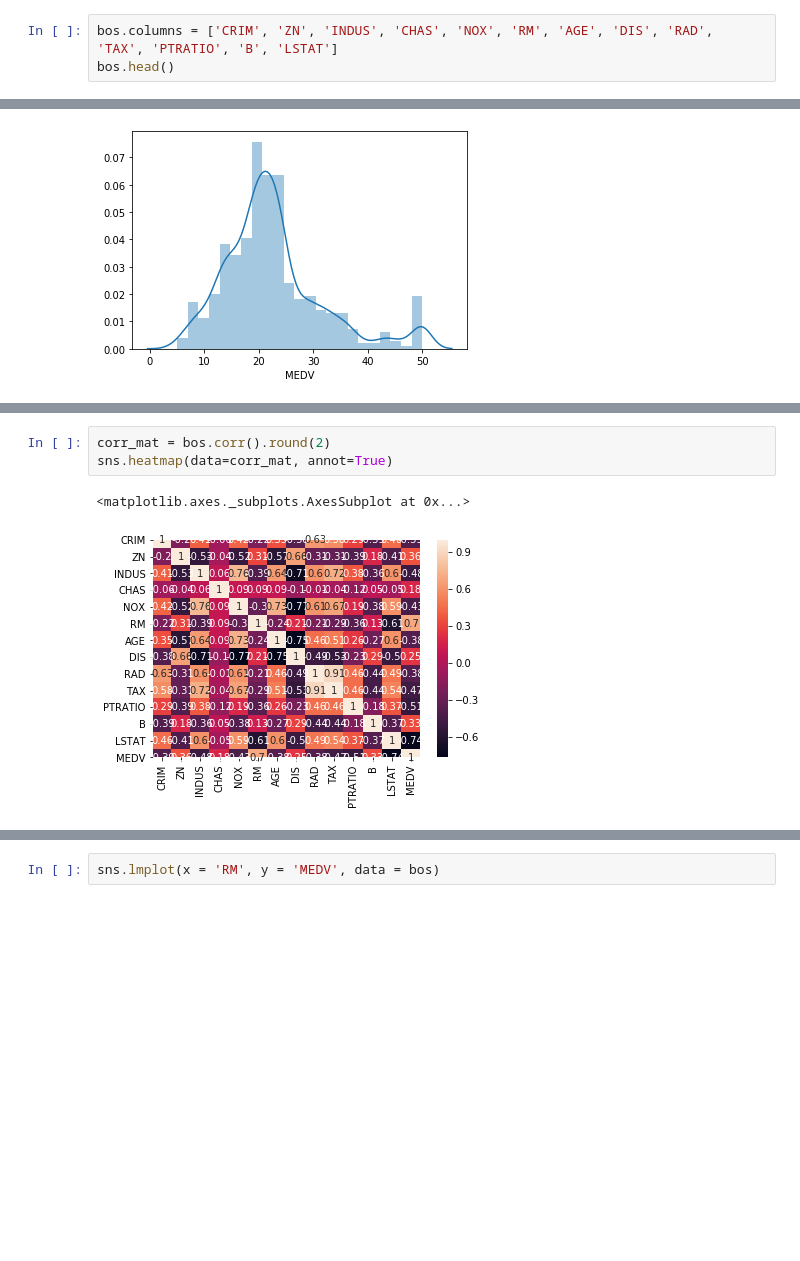
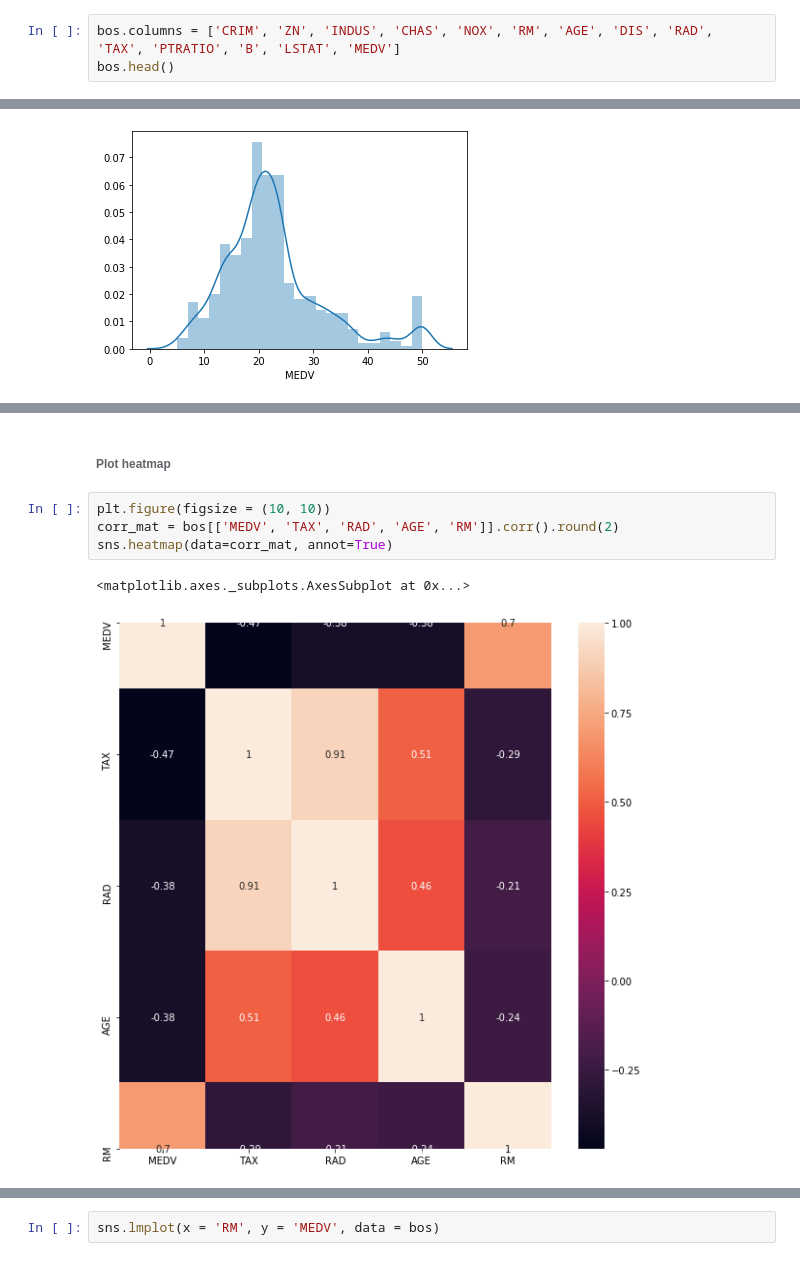
Before and after one commit to DSC-UTDallas/explore-ml, a Jupyter notebook: beginner_track/regression/Beginner_ML_Linear_Regression.ipynb, the cells around one changed output, grey strips where cells are left out. Cells and saved outputs as stored; diff of their text form; blank space fills up the shorter version.

```diff
--- a/beginner_track/regression/Beginner_ML_Linear_Regression.ipynb
+++ b/beginner_track/regression/Beginner_ML_Linear_Regression.ipynb
@@ -53,7 +68,7 @@ bos.head()
 | 3 | 0.03237 | 0.0 | 2.18 | 0.0 | 0.458 | 6.998 | 45.8 | 6.0622 | 3.0 | 222.0 | 18.7 | ... |
 | 4 | 0.06905 | 0.0 | 2.18 | 0.0 | 0.458 | 7.147 | 54.2 | 6.0622 | 3.0 | 222.0 | 18.7 | ... |
 # %%
-bos.columns = ['CRIM', 'ZN', 'INDUS', 'CHAS', 'NOX', 'RM', 'AGE', 'DIS', 'RAD', 'TAX', 'PTRATIO', 'B', 'LSTAT']
+bos.columns = ['CRIM', 'ZN', 'INDUS', 'CHAS', 'NOX', 'RM', 'AGE', 'DIS', 'RAD', 'TAX', 'PTRATIO', 'B', 'LSTAT', 'MEDV']
 bos.head()
 # %% [output]
 |  | CRIM | ZN | INDUS | CHAS | NOX | RM | AGE | DIS | RAD | TAX | PTRATIO | ... |
@@ -170,7 +163,10 @@ sns.pairplot(bos)
+# %% [markdown]
+###### Plot heatmap
 # %%
-corr_mat = bos.corr().round(2)
+plt.figure(figsize = (10, 10))
+corr_mat = bos[['MEDV', 'TAX', 'RAD', 'AGE', 'RM']].corr().round(2)
 sns.heatmap(data=corr_mat, annot=True)
 # %% [output]
 <matplotlib.axes._subplots.AxesSubplot at 0x...>
-[figure, old version]
+[figure, new version]
 # %% [markdown]
```
Also changed, not shown: parts of 54 cells of this notebook, 3 other files.
